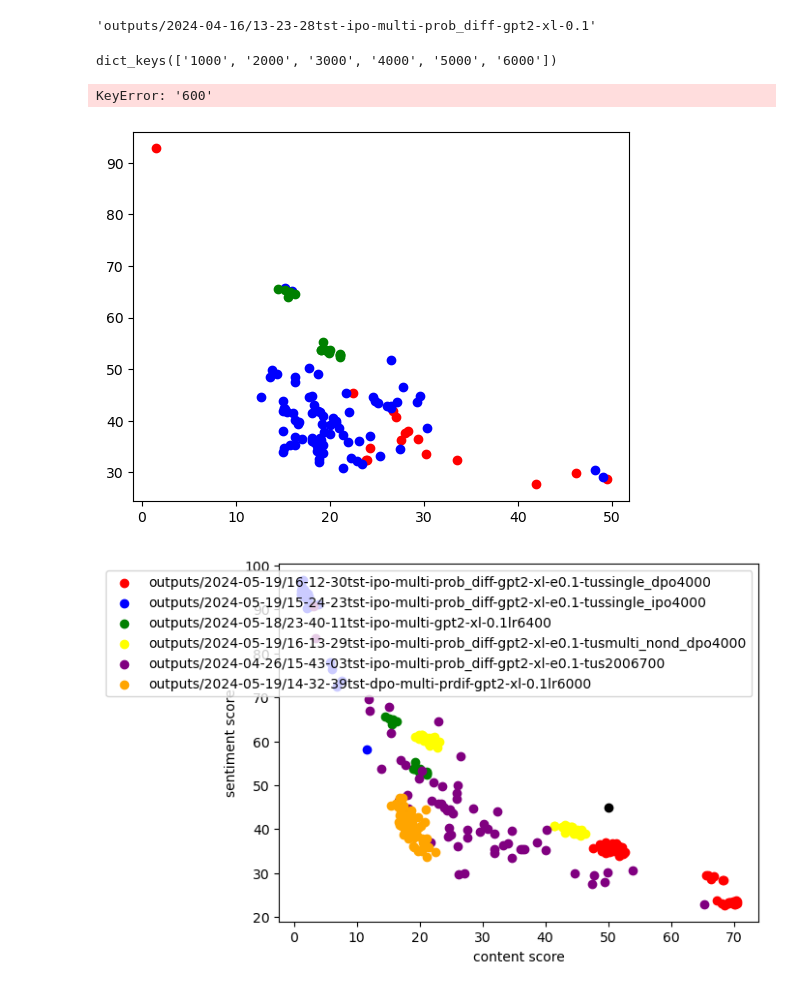
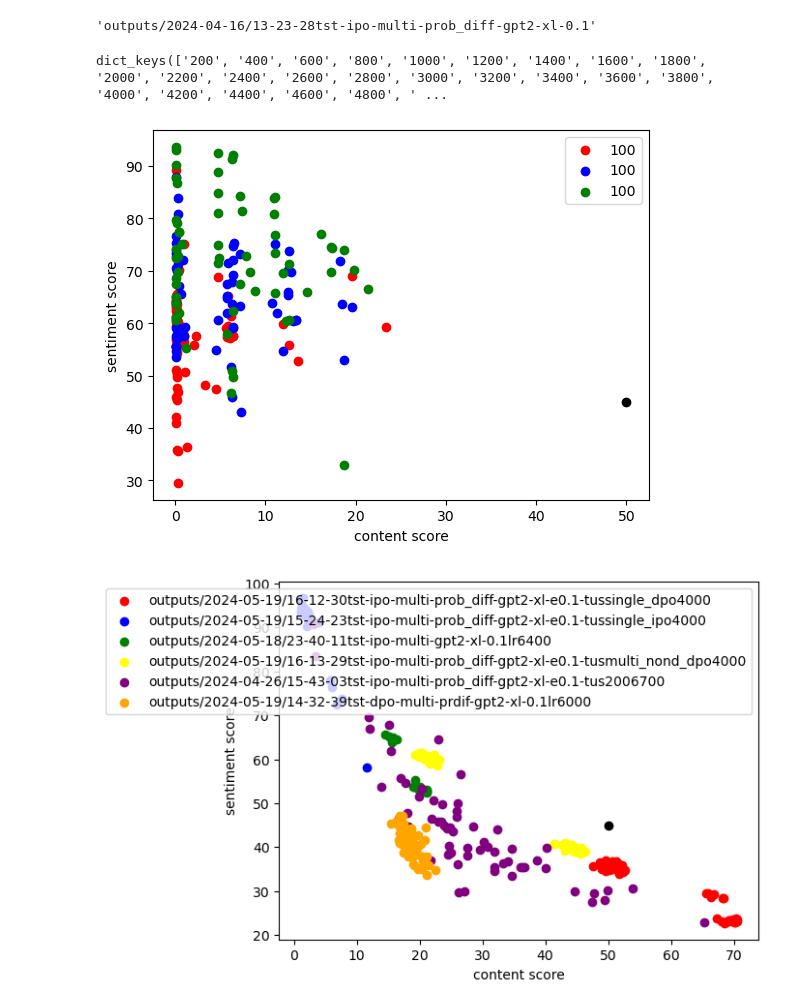
Before and after one commit to guangzhao27/rl-prompt, a Jupyter notebook: examples/text-style-transfer/load_model/load_model.ipynb, the cells around one changed output. Cells and saved outputs as stored; diff of their text form; code cells hidden in the pictures.

```diff
--- a/examples/text-style-transfer/load_model/load_model.ipynb
+++ b/examples/text-style-transfer/load_model/load_model.ipynb
@@ -9,7 +9,7 @@ colors = ['red', 'blue', 'green', 'yellow', 'purple', 'orange', 'cyan']
 #              'outputs/2024-03-27/15-29-39tst-rl-gpt2-xl',
 #              'outputs/2024-03-27/15-29-00tst-ipo-multi-gpt2-xl'
 #              ]
-save_dir = '/hpcgpfs01/scratch/gzhao/rl-prompt/examples/text-style-transfer'
+save_dir = '../'
 
 def find_pareto_front(samples):
     """
@@ -104,13 +112,7 @@ name_list = [
 # %%
 #paper draw
 name_list = [
-    "outputs/2024-05-19/16-12-30tst-ipo-multi-prob_diff-gpt2-xl-e0.1-tussingle_dpo", #reward dpo
-    "outputs/2024-05-19/15-24-23tst-ipo-multi-prob_diff-gpt2-xl-e0.1-tussingle_ipo", #reward ipo
-    "outputs/2024-05-18/23-40-11tst-ipo-multi-gpt2-xl-0.1lr",  #dominant only IPO
-    "outputs/2024-05-19/16-13-29tst-ipo-multi-prob_diff-gpt2-xl-e0.1-tusmulti_nond_dpo", #dominant only DPO
-    "outputs/2024-04-26/15-43-03tst-ipo-multi-prob_diff-gpt2-xl-e0.1-tus200", #paretoprompt IPO
-    "outputs/2024-05-19/14-32-39tst-dpo-multi-prdif-gpt2-xl-0.1lr" , #PP dpo
-    "outputs/2024-05-19/14-34-04tst-dpo-multi-noND-gpt2-xl-0.1lr",
+"outputs/2024-07-16/16-04-55yelp-paretoprompt-ipo-200update"
 ]
 # result_dict
 # first layer names are run_names
@@ -142,27 +144,26 @@ for j, name in enumerate(name_list):
 # %%
 result_dict[name_list[-1]].keys()
 # %% [output]
-dict_keys(['1000', '2000', '3000', '4000', '5000', '6000'])
+dict_keys(['200', '400', '600', '800', '1000', '1200', '1400', '1600', '1800', '2000', '2200', '2400', '2600', '2800', '3000', '3200', '3400', '3600', '3800', '4000', '4200', '4400', '4600', '4800', ' ...
 # %%
 for j, name in enumerate(name_list):
-    for i in list(['200', '600', "6400"]):
+    for i in list(["200", "1600", "7000"]):
 
         content = result_dict[name][i]['content']
         style = result_dict[name][i]['style']
 
         # name = name.split('/')[-1][8:]+i
         plt.scatter(content, style, color=colors[j], label=name+i)
         j+=1
     # for t, (content, style) in enumerate(zip(performance[i]['content'], performance[i]['style'])):
     #     plt.scatter(content, style, color=colors[j], label=name if t==0 else None)
 plt.scatter(50, 45, color='k')
 plt.xlabel('content score')
 plt.ylabel('sentiment score')
 plt.legend()
 plt.show()
 # %% [output]
-KeyError: '600'
-[figure, old version]
+[figure, new version]
 # %%
 for j, name in enumerate(name_list):
     for i in list(result_dict[name].keys())[-1:]:
```
Also changed, not shown: parts of 1 cell of this notebook, 53 other files.
